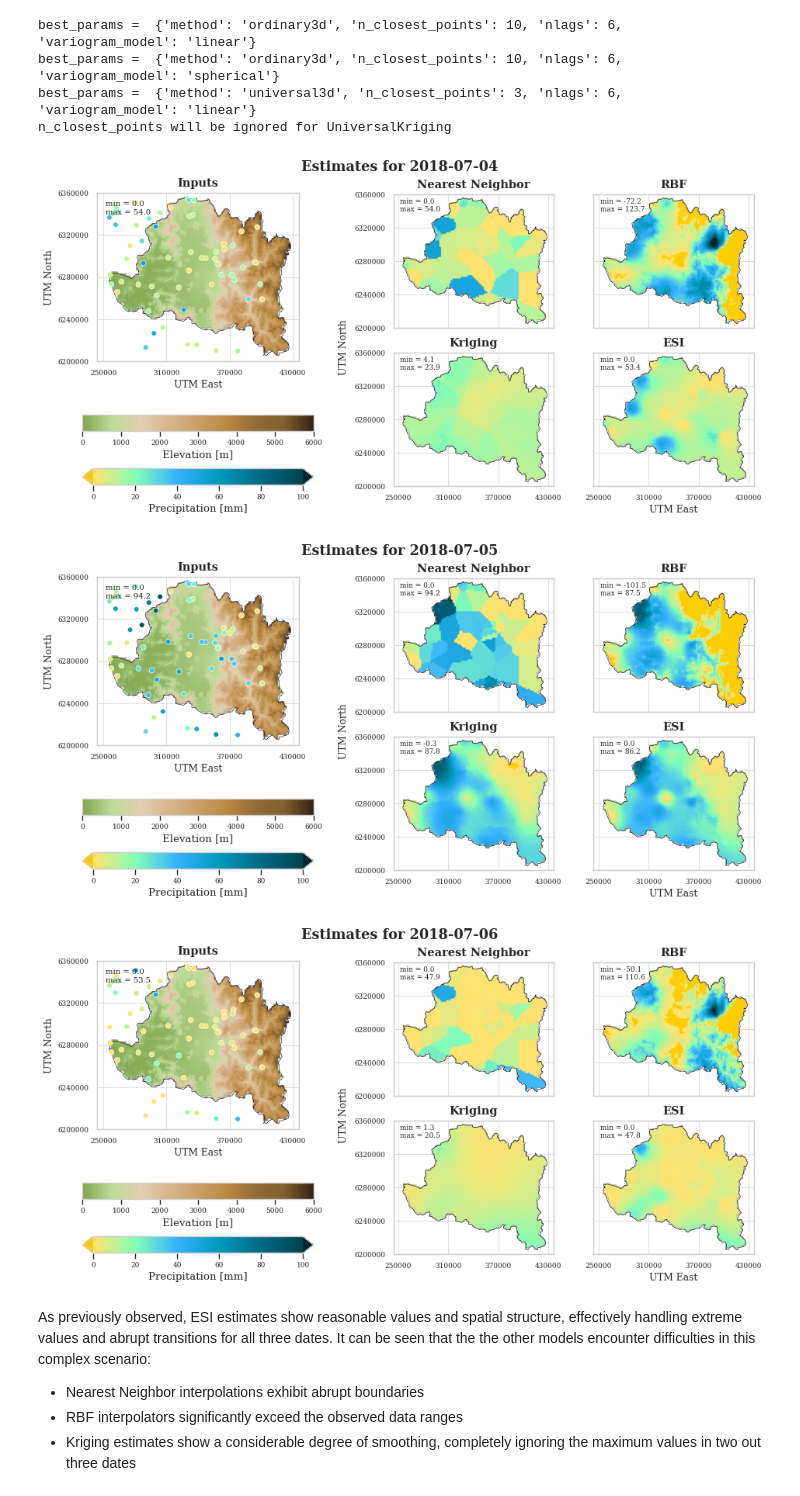
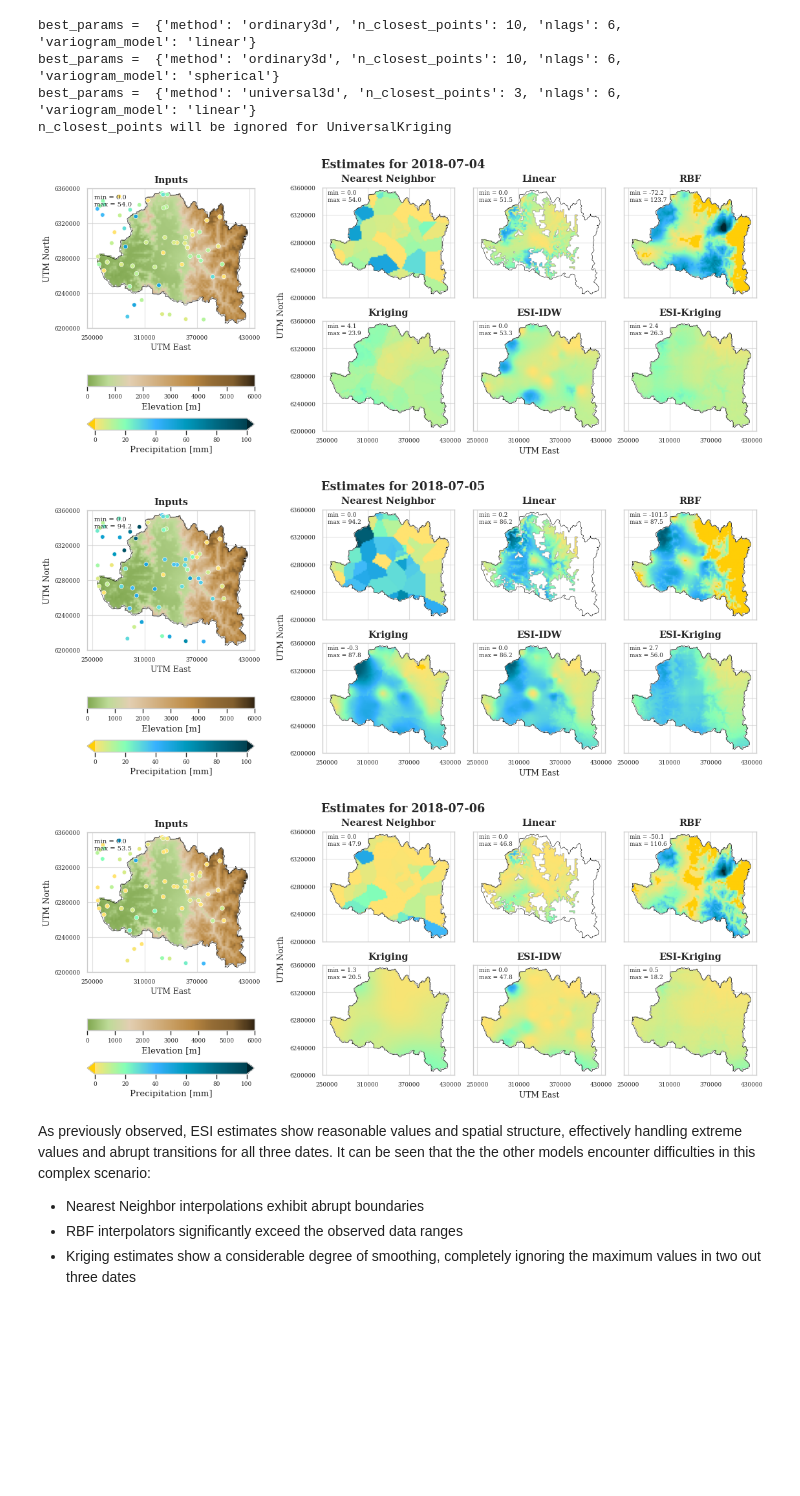
Before and after one commit to alges/spatialize-examples, a Jupyter notebook: examples/esi_implementations/esi_2.5d.ipynb, the cells around one changed output. Drawn from its saved outputs; the diff is of its cells as text; code cells hidden in the pictures; blank space fills up the shorter version.

```diff
--- a/examples/esi_implementations/esi_2.5d.ipynb
+++ b/examples/esi_implementations/esi_2.5d.ipynb
@@ -67,7 +69,7 @@ In this section, we will implement the ESI algorithm to derive precipitation est
 # %%
 # To store results
-esi_results = case_study.locs.copy()
-esi_results.columns = pd.MultiIndex.from_tuples([(x, '') for x in esi_results.columns])
+esi_idw_results = case_study.locs.copy()
+esi_idw_results.columns = pd.MultiIndex.from_tuples([(x, '') for x in esi_idw_results.columns])
 
 # To store parameters
 parameters_idw = []
@@ -97,18 +99,16 @@ for date in case_study.dates:
                              values=values[date],
                              xi=xi,
                              n_partitions=300,
-                             best_params_found=best_params,
-                             seed=1500)
+                             best_params_found=best_params)
 
     # Store results
-    #esi_results[(date, 'value')] = result._estimation
-    esi_results[(date, 'value')] = result.estimation()
-    esi_results[(date, 'precision')] = result.precision(op_error)
+    #esi_idw_results[(date, 'value')] = result._estimation
+    esi_idw_results[(date, 'value')] = result.estimation()
+    esi_idw_results[(date, 'precision')] = result.precision(op_error)
 
     # Store parameters (Optional):
     parameters_idw.append({'alpha': best_params['alpha'],
-                           'exponent': best_params['exponent'],
-                           'agg_func': best_params['agg_function']
+                           'exponent': best_params['exponent']
                            })
 
 parameters_idw = pd.DataFrame(parameters_idw, index=case_study.dates)
@@ -161,7 +255,8 @@ results.columns = pd.MultiIndex.from_tuples([(x, '', '') for x in results.column
 
 # Store ESI results:
 for date in case_study.dates:
-    results[('esi', date, 'value')] = esi_results[(date, 'value')]
+    results[('esi idw', date, 'value')] = esi_idw_results[(date, 'value')]
+    results[('esi kriging', date, 'value')] = esi_kriging_results[(date, 'value')]
 
 # === Kriging ===
 # Grid search to find optimal parameters
@@ -175,6 +270,7 @@ param_dict = {
 grid_search = GridSearchCV(Krige(), param_dict, verbose = True)
 
 # Execute kriging with optimized parameters
+parameters_ok = []
 for date in case_study.dates:
     with SuppressOutput():
         grid_search.fit(X = points[date], y = values[date])
@@ -183,11 +279,19 @@ for date in case_study.dates:
     kriging = Krige(**grid_search.best_params_)
     kriging.fit(points[date], values[date])
     results[('kriging', date, 'value')] = kriging.predict(xi)
+    parameters_ok.append({'method': grid_search.best_params_['method'],
+                           'n_closest_points': grid_search.best_params_['n_closest_points'],
+                           'variogram_model': grid_search.best_params_['variogram_model'],
+                           'nlags': grid_search.best_params_['nlags']
+                           })
+
+parameters_ok = pd.DataFrame(parameters_ok, index=case_study.dates)
 
 # === Deterministic interpolators ===
 # Interpolate using Scipy
 for date in case_study.dates:
     results[('nearest', date, 'value')] = griddata(points[date], values[date], xi, method = 'nearest')
+    results[('linear', date, 'value')] = griddata(points[date], values[date], xi, method = 'linear')
     results[('rbf', date, 'value')]  = RBFInterpolator(points[date], values[date])(xi)
 # %% [output]
 best_params =  {'method': 'ordinary3d', 'n_closest_points': 10, 'nlags': 6, 'variogram_model': 'linear'}
@@ -197,12 +301,15 @@ n_closest_points will be ignored for UniversalKriging
 # %%
 # PLOTTING THE RESULTS
 for date in case_study.dates:
-    fig, subfigs, ax0, axs = case_study.plot_model_comparison(results, date, dpi=80)
+    fig, subfigs, ax0, axs = case_study.plot_model_comparison(results, date,
+                                                              interpolators=['nearest', 'linear', 'rbf', 'kriging', 'esi idw', 'esi kriging'],
+                                                              names=['Nearest Neighbor', 'Linear', 'RBF', 'Kriging', 'ESI-IDW', 'ESI-Kriging'],
+                                                              dpi=80)
     plt.show()
 # %% [output]
-[figure, old version]
+[figure, new version]
-[figure, old version]
+[figure, new version]
-[figure, old version]
+[figure, new version]
 # %% [markdown]
 As previously observed, ESI estimates show reasonable values and spatial structure, effectively handling extreme values and abrupt transitions for all three dates.
 It can be seen that the the other models encounter difficulties in this complex scenario:
```
Also changed, not shown: parts of 19 cells of this notebook.
